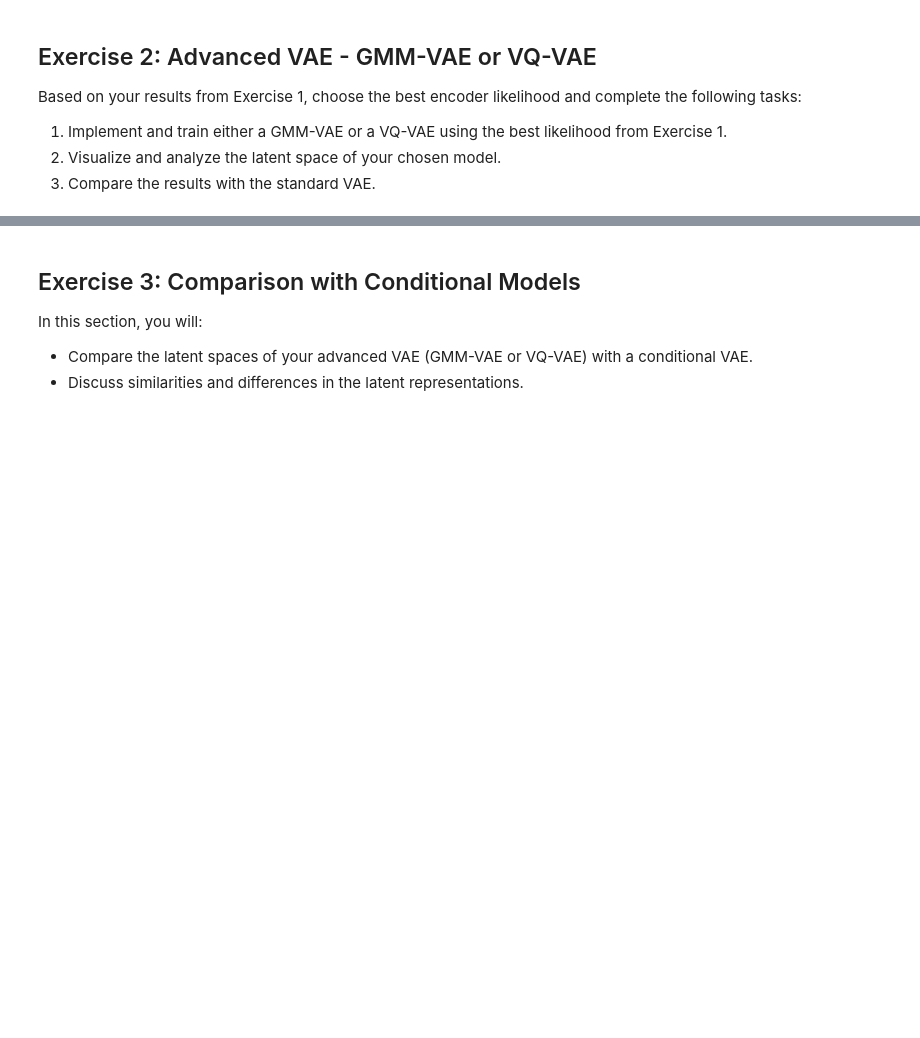
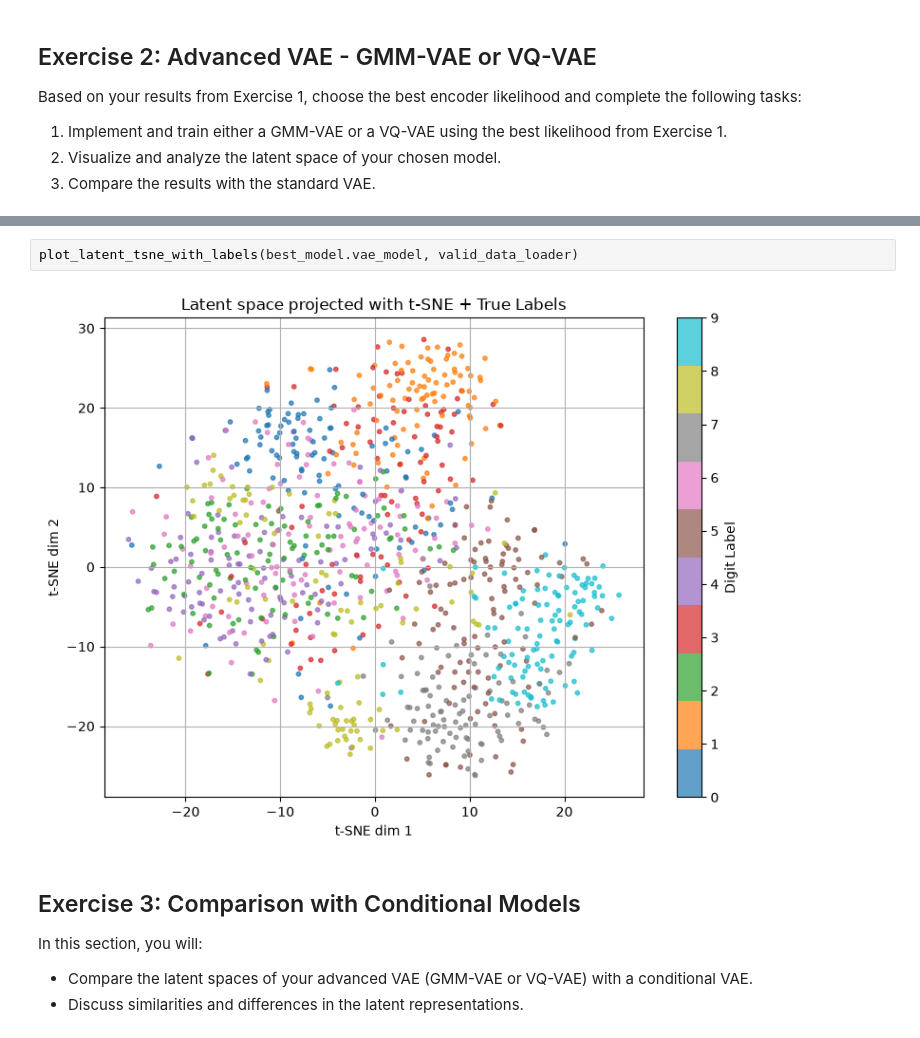
Before and after one commit to Lolillosky/GenerativeDeepLearningCourse, a Jupyter notebook: Topic4/Homework_VAEs.ipynb, the cells around one changed output, grey strips where cells are left out. Saved outputs shown, nothing was run; the diff lists cells and outputs as text; blank space fills up the shorter version.

```diff
--- a/Topic4/Homework_VAEs.ipynb
+++ b/Topic4/Homework_VAEs.ipynb
@@ -678,3 +905,7 @@ Based on your results from Exercise 1, choose the best encoder likelihood and co
+# %%
+plot_latent_tsne_with_labels(best_model.vae_model, valid_data_loader)
+# %% [output]
+[figure, added]
 # %% [markdown]
 ## Exercise 3: Comparison with Conditional Models
 
```
Also changed, not shown: parts of 17 cells of this notebook.
